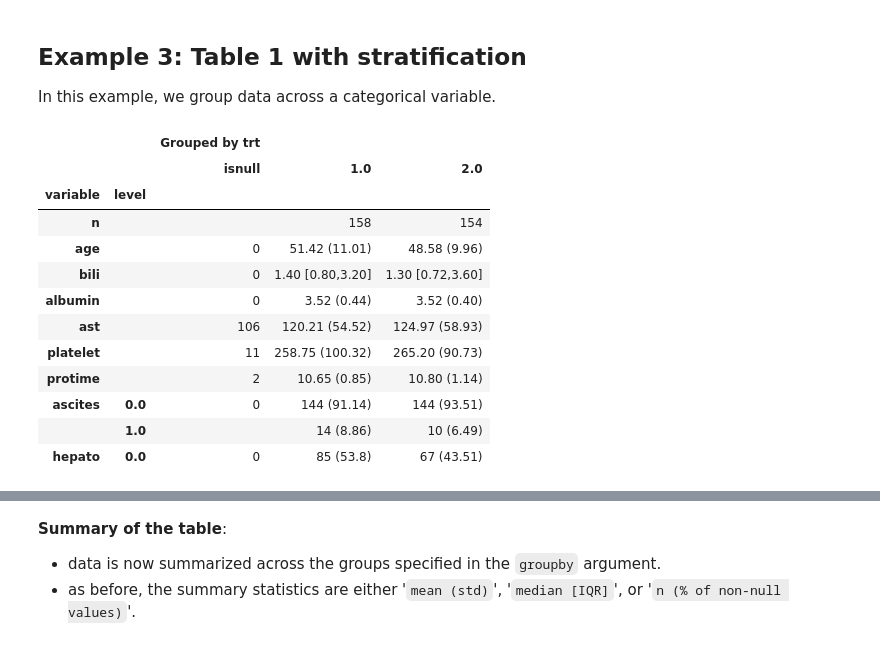
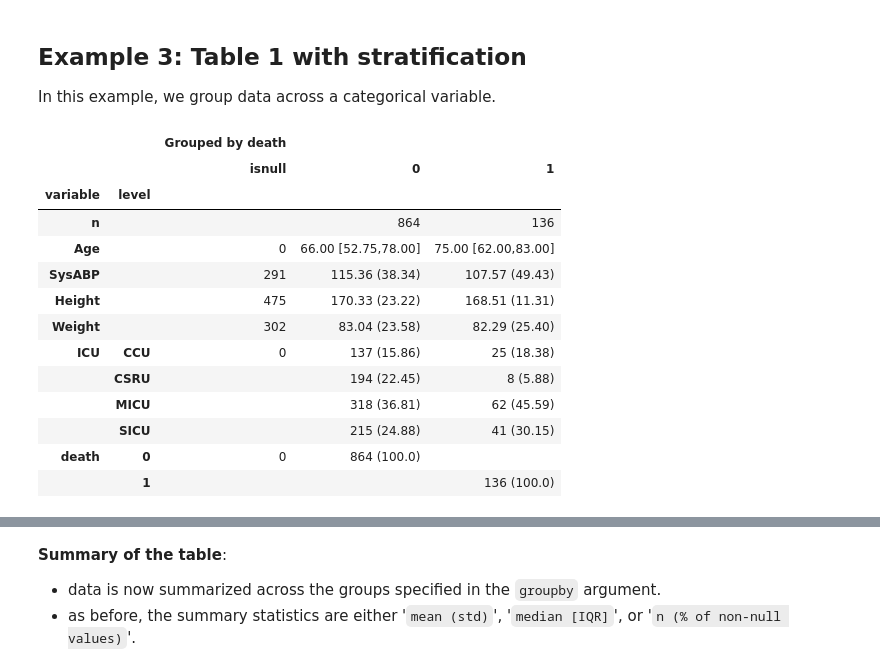
Before and after one commit to tompollard/tableone, a Jupyter notebook: tableone.ipynb, the cells around one changed output, grey strips where cells are left out. Cells and saved outputs as stored; diff of their text form; code cells hidden in the pictures.

```diff
--- a/tableone.ipynb
+++ b/tableone.ipynb
@@ -22,8 +24,8 @@ We begin by loading the data that we would like to summarize into a Pandas DataF
 - Encounters/observations are in rows.
 # %%
 # load sample data into a pandas dataframe
-url="https://raw.githubusercontent.com/tompollard/data/master/primary-biliary-cirrhosis/pbc.csv"
-data=pd.read_csv(url, index_col='id')
+url="https://raw.githubusercontent.com/tompollard/tableone/master/data/pn2012_demo.csv"
+data=pd.read_csv(url)
 # %%
 data.head()
 # %% [output]
@@ -113,0 +104,17 @@ overall_table.head(20)
+# %%
+# columns to be summarized
+columns = ['Age', 'SysABP', 'Height', 'Weight', 'ICU', 'death']
+
+# columns containing categorical variables
+categorical = ['ICU', 'death']
+
+# non-normal variables
+nonnormal = ['Age']
+
+# alternative labels
+labels={'LOS': 'Length of stay', 'death': 'mortality'}
+
+# create tableone with the input arguments
+mytable = TableOne(data, columns=columns, categorical=categorical,
+nonnormal=nonnormal, labels=labels)
+mytable
@@ -123,24 +146,25 @@ overall_table.head(20)
 In this example, we group data across a categorical variable.
 # %%
 # optionally, a categorical variable for stratification
-groupby = 'trt'
+groupby = ['death']
 # %%
 # create an instance of TableOne with the input arguments
 grouped_table = TableOne(data, columns, categorical, groupby, nonnormal)
 # %%
 # view first 10 rows of tableone
-grouped_table.head(10)
+grouped_table
 # %% [output]
-|  |  | Grouped by trt |  |  |
-|  |  | isnull | 1.0 | 2.0 |
+|  |  | Grouped by death |  |  |
+|  |  | isnull | 0 | 1 |
 | variable | level |  |  |  |
-| n |  |  | 158 | 154 |
-| age |  | 0 | 51.42 (11.01) | 48.58 (9.96) |
-| bili |  | 0 | 1.40 [0.80,3.20] | 1.30 [0.72,3.60] |
-| albumin |  | 0 | 3.52 (0.44) | 3.52 (0.40) |
-| ast |  | 106 | 120.21 (54.52) | 124.97 (58.93) |
-| platelet |  | 11 | 258.75 (100.32) | 265.20 (90.73) |
-| protime |  | 2 | 10.65 (0.85) | 10.80 (1.14) |
-| ascites | 0.0 | 0 | 144 (91.14) | 144 (93.51) |
-|  | 1.0 |  | 14 (8.86) | 10 (6.49) |
-| hepato | 0.0 | 0 | 85 (53.8) | 67 (43.51) |
+| n |  |  | 864 | 136 |
+| Age |  | 0 | 66.00 [52.75,78.00] | 75.00 [62.00,83.00] |
+| SysABP |  | 291 | 115.36 (38.34) | 107.57 (49.43) |
+| Height |  | 475 | 170.33 (23.22) | 168.51 (11.31) |
+| Weight |  | 302 | 83.04 (23.58) | 82.29 (25.40) |
+| ICU | CCU | 0 | 137 (15.86) | 25 (18.38) |
+|  | CSRU |  | 194 (22.45) | 8 (5.88) |
+|  | MICU |  | 318 (36.81) | 62 (45.59) |
+|  | SICU |  | 215 (24.88) | 41 (30.15) |
+| death | 0 | 0 | 864 (100.0) |  |
+|  | 1 |  |  | 136 (100.0) |
```
Also changed, not shown: parts of 14 cells of this notebook.
